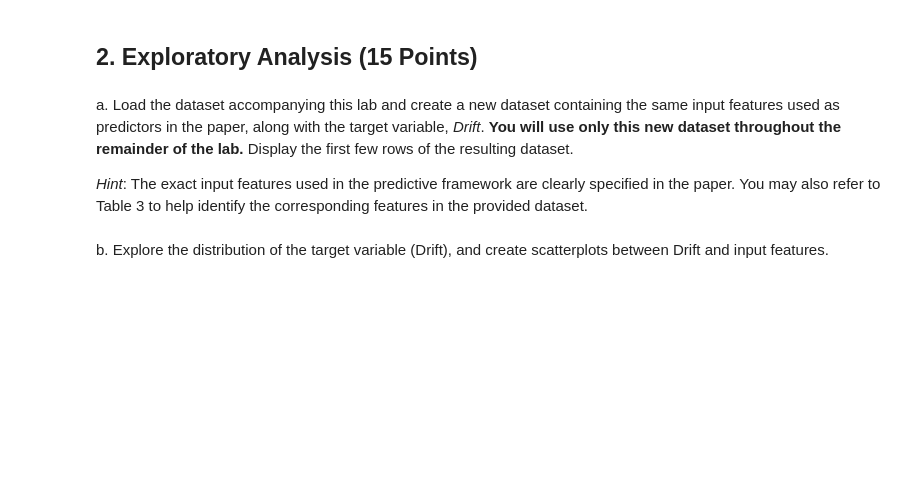
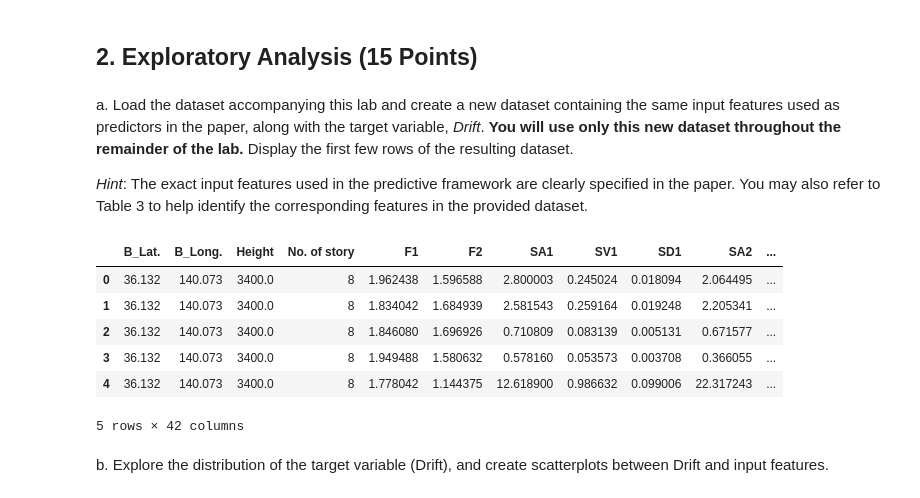
Before and after one commit to james-torgerson/ds4021_lab02, a Jupyter notebook: 02-seismic-support-vector-regression.ipynb, the cells around one changed output. Saved outputs shown, nothing was run; the diff lists cells and outputs as text; code cells hidden in the pictures; blank space fills up the shorter version.

```diff
--- a/02-seismic-support-vector-regression.ipynb
+++ b/02-seismic-support-vector-regression.ipynb
@@ -56,7 +56,41 @@ a. Load the dataset accompanying this lab and create a new dataset containing th
 
 *Hint*: The exact input features used in the predictive framework are clearly specified in the paper. You may also refer to Table 3 to help identify the corresponding features in the provided dataset.
 # %%
-# [Your code here]
+import pandas as pd
+df = pd.read_excel("data_lab02.xlsx", skiprows=[0, 2])
+df.head()
+df.columns
+features = [
+    'B_Lat.', 'B_Long.', 'Height', 'No. of story',
+    'F1', 'F2',
+    'SA1', 'SV1', 'SD1', 'SA2', 'SV2', 'SD2',
+    'Avg_Sa', 'Avg_Sv', 'Avg_Sd',
+    'E_Lat.', 'E_Long.', 'Magnitude', 'Epicentral distance (R)',
+    'PGA', 'PGV', 'PGD',
+    'AI', 'CAV', 'DP',
+    'ZX', 'Effective',
+    'Bracketed 1 [0.05g]', 'Bracketed [0.1g]', 'Bracketed [0.15g]', 'Bracketed [0.2g]',
+    'Uniform [0.05g]', 'Uniform [0.1g]', 'Uniform [0.15g]', 'Uniform [0.2g]',
+    'Significant_a1 [(5-75)%]', 'Significant_a2 [(5-95)%]',
+    'Significant_v1 [(5-75)%]', 'Significant_v2 [(5-95)%]',
+    'Significant_d1 [(5-75)%]', 'Significant_d2 [(5-95)%]',
+]
+
+
+data = df[features + ['Drift']]
+data.head()
+#X = data[features]
+#y = data['Drift']
+#print(X)
+#print(y)
+# %% [output]
+|  | B_Lat. | B_Long. | Height | No. of story | F1 | F2 | SA1 | SV1 | SD1 | SA2 | ... |
+| 0 | 36.132 | 140.073 | 3400.0 | 8 | 1.962438 | 1.596588 | 2.800003 | 0.245024 | 0.018094 | 2.064495 | ... |
+| 1 | 36.132 | 140.073 | 3400.0 | 8 | 1.834042 | 1.684939 | 2.581543 | 0.259164 | 0.019248 | 2.205341 | ... |
+| 2 | 36.132 | 140.073 | 3400.0 | 8 | 1.846080 | 1.696926 | 0.710809 | 0.083139 | 0.005131 | 0.671577 | ... |
+| 3 | 36.132 | 140.073 | 3400.0 | 8 | 1.949488 | 1.580632 | 0.578160 | 0.053573 | 0.003708 | 0.366055 | ... |
+| 4 | 36.132 | 140.073 | 3400.0 | 8 | 1.778042 | 1.144375 | 12.618900 | 0.986632 | 0.099006 | 22.317243 | ... |
+5 rows × 42 columns
 # %% [markdown]
 b. Explore the distribution of the target variable (Drift), and create scatterplots between Drift and input features.
 # %%
```
Also changed, not shown: parts of 5 cells of this notebook.
